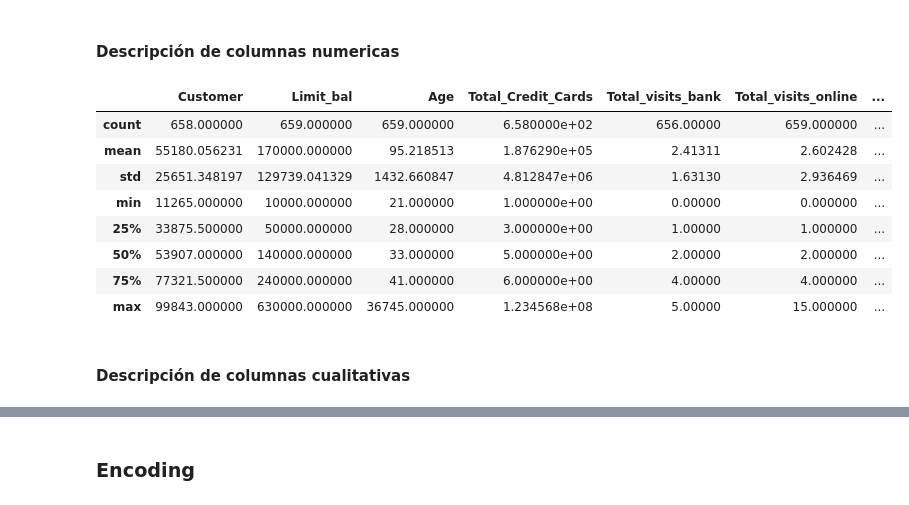
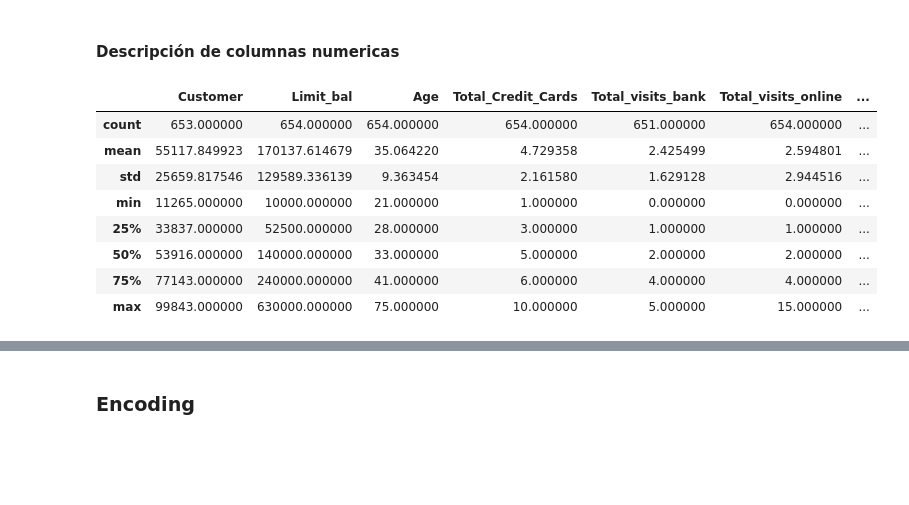
Before and after one commit to malvarezg1/BI, a Jupyter notebook: Laboratorio 2 - Clustering.ipynb, the cells around one changed output, grey strips where cells are left out. Drawn from its saved outputs; the diff is of its cells as text; code cells hidden in the pictures; blank space fills up the shorter version.

```diff
--- a/Laboratorio 2 - Clustering.ipynb
+++ b/Laboratorio 2 - Clustering.ipynb
@@ -45,0 +77,6 @@ memory usage: 56.7+ KB
+# %%
+print("Data antes del procesamiento\n",data["Education"].value_counts())
+data["Education"] = data["Education"].replace("ABC",np.nan)
+data["Education"] = data["Education"].replace("6","5")
+print("Data después del procesamiento\n")
+ax = sns.countplot(x="Education", data=data)
@@ -45,0 +95,7 @@ memory usage: 56.7+ KB
+# %%
+print("Data antes del procesamiento\n",data["Marriage"].value_counts())
+data["Marriage"] = data["Marriage"].replace("1",np.nan)
+data["Marriage"] = data["Marriage"].replace("2",np.nan)
+data["Marriage"] = data["Marriage"].replace("0",np.nan)
+print("Data después del procesamiento\n")
+ax = sns.countplot(x="Marriage", data=data)
@@ -45,0 +138,3 @@ memory usage: 56.7+ KB
+# %%
+data= data[data["Age"] < max(data["Age"])] #Aqui se quietaron los 3 valores más altos
+sns.displot(data["Age"]).set(title="Distribución de Age");
@@ -45,0 +143,3 @@ memory usage: 56.7+ KB
+# %%
+data= data[data["Total_Credit_Cards"] < max(data["Total_Credit_Cards"])] #Aqui se quietaron los 1 valores más altos
+sns.displot(data["Total_Credit_Cards"]);
@@ -46,16 +160,15 @@ memory usage: 56.7+ KB
 # %% [markdown]
 #### Descripción de columnas numericas
 # %%
-data[["Customer","Limit_bal","Age","Total_Credit_Cards","Total_visits_bank","Total_visits_online","Total_calls_made"]].describe()
+data_numeric=data[["Customer","Limit_bal","Age","Total_Credit_Cards","Total_visits_bank","Total_visits_online","Total_calls_made"]]
+data_numeric.describe()
 # %% [output]
 |  | Customer | Limit_bal | Age | Total_Credit_Cards | Total_visits_bank | Total_visits_online | ... |
-| count | 658.000000 | 659.000000 | 659.000000 | 6.580000e+02 | 656.00000 | 659.000000 | ... |
-| mean | 55180.056231 | 170000.000000 | 95.218513 | 1.876290e+05 | 2.41311 | 2.602428 | ... |
-| std | 25651.348197 | 129739.041329 | 1432.660847 | 4.812847e+06 | 1.63130 | 2.936469 | ... |
-| min | 11265.000000 | 10000.000000 | 21.000000 | 1.000000e+00 | 0.00000 | 0.000000 | ... |
-| 25% | 33875.500000 | 50000.000000 | 28.000000 | 3.000000e+00 | 1.00000 | 1.000000 | ... |
-| 50% | 53907.000000 | 140000.000000 | 33.000000 | 5.000000e+00 | 2.00000 | 2.000000 | ... |
-| 75% | 77321.500000 | 240000.000000 | 41.000000 | 6.000000e+00 | 4.00000 | 4.000000 | ... |
-| max | 99843.000000 | 630000.000000 | 36745.000000 | 1.234568e+08 | 5.00000 | 15.000000 | ... |
+| count | 653.000000 | 654.000000 | 654.000000 | 654.000000 | 651.000000 | 654.000000 | ... |
+| mean | 55117.849923 | 170137.614679 | 35.064220 | 4.729358 | 2.425499 | 2.594801 | ... |
+| std | 25659.817546 | 129589.336139 | 9.363454 | 2.161580 | 1.629128 | 2.944516 | ... |
+| min | 11265.000000 | 10000.000000 | 21.000000 | 1.000000 | 0.000000 | 0.000000 | ... |
+| 25% | 33837.000000 | 52500.000000 | 28.000000 | 3.000000 | 1.000000 | 1.000000 | ... |
+| 50% | 53916.000000 | 140000.000000 | 33.000000 | 5.000000 | 2.000000 | 2.000000 | ... |
+| 75% | 77143.000000 | 240000.000000 | 41.000000 | 6.000000 | 4.000000 | 4.000000 | ... |
+| max | 99843.000000 | 630000.000000 | 75.000000 | 10.000000 | 5.000000 | 15.000000 | ... |
-# %% [markdown]
-#### Descripción de columnas cualitativas
```
Also changed, not shown: parts of 22 cells of this notebook.
